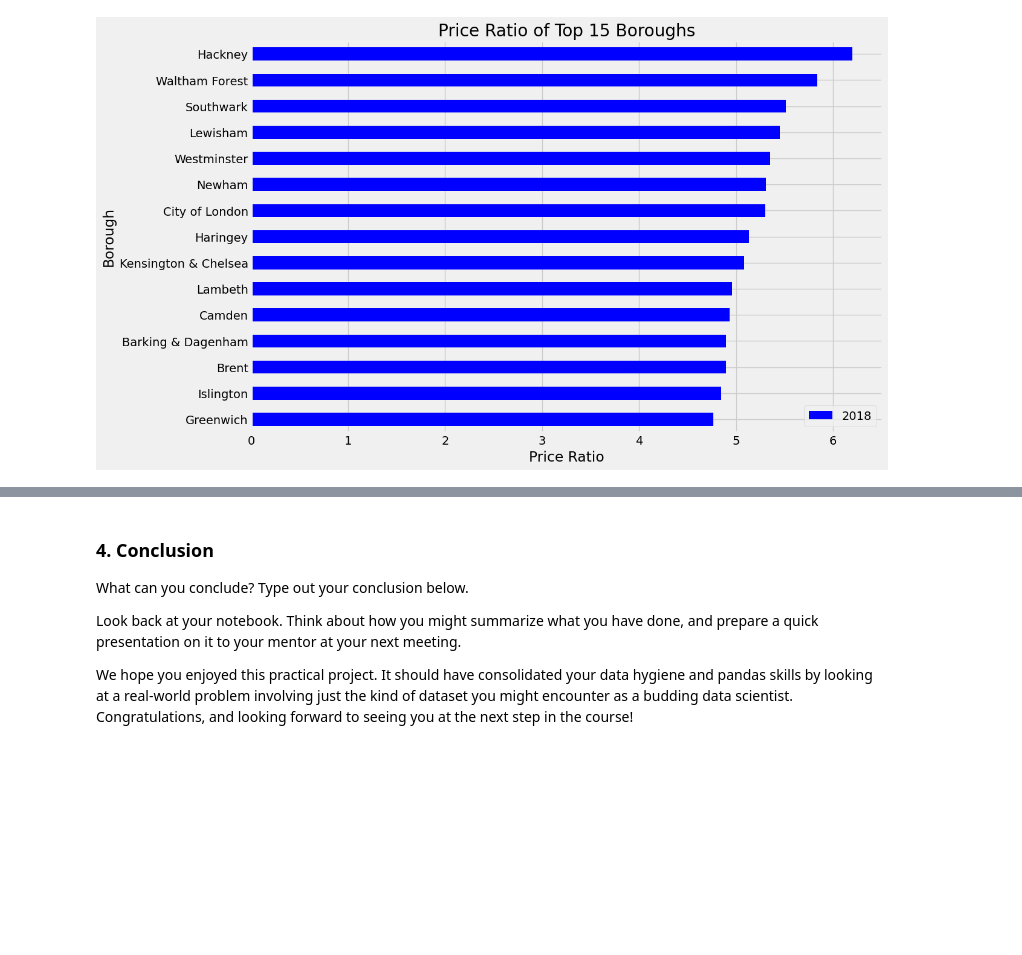
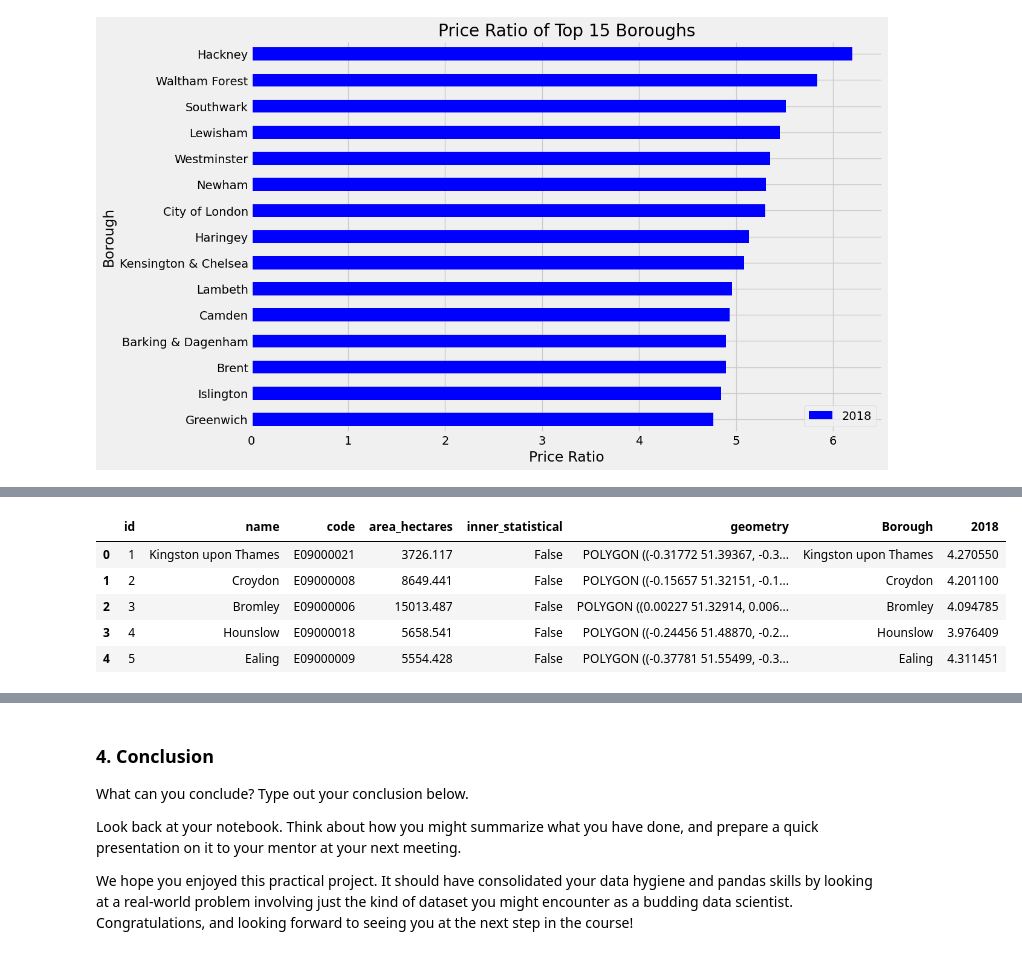
Before and after one commit to fugisawa/Springboard, a Jupyter notebook: Unit 4 Challenge - Tier 3.ipynb, the cells around one changed output, grey strips where cells are left out. Drawn from its saved outputs; the diff is of its cells as text; code cells hidden in the pictures; blank space fills up the shorter version.

```diff
--- a/Unit 4 Challenge - Tier 3.ipynb
+++ b/Unit 4 Challenge - Tier 3.ipynb
@@ -368,0 +442,9 @@ plt.show()
+# %%
+merged_data.head()
+# %% [output]
+|  | id | name | code | area_hectares | inner_statistical | geometry | Borough | 2018 |
+| 0 | 1 | Kingston upon Thames | E09000021 | 3726.117 | False | POLYGON ((-0.31772 51.39367, -0.3... | Kingston upon Thames | 4.270550 |
+| 1 | 2 | Croydon | E09000008 | 8649.441 | False | POLYGON ((-0.15657 51.32151, -0.1... | Croydon | 4.201100 |
+| 2 | 3 | Bromley | E09000006 | 15013.487 | False | POLYGON ((0.00227 51.32914, 0.006... | Bromley | 4.094785 |
+| 3 | 4 | Hounslow | E09000018 | 5658.541 | False | POLYGON ((-0.24456 51.48870, -0.2... | Hounslow | 3.976409 |
+| 4 | 5 | Ealing | E09000009 | 5554.428 | False | POLYGON ((-0.37781 51.55499, -0.3... | Ealing | 4.311451 |
```
Also changed, not shown: parts of 11 cells of this notebook.
